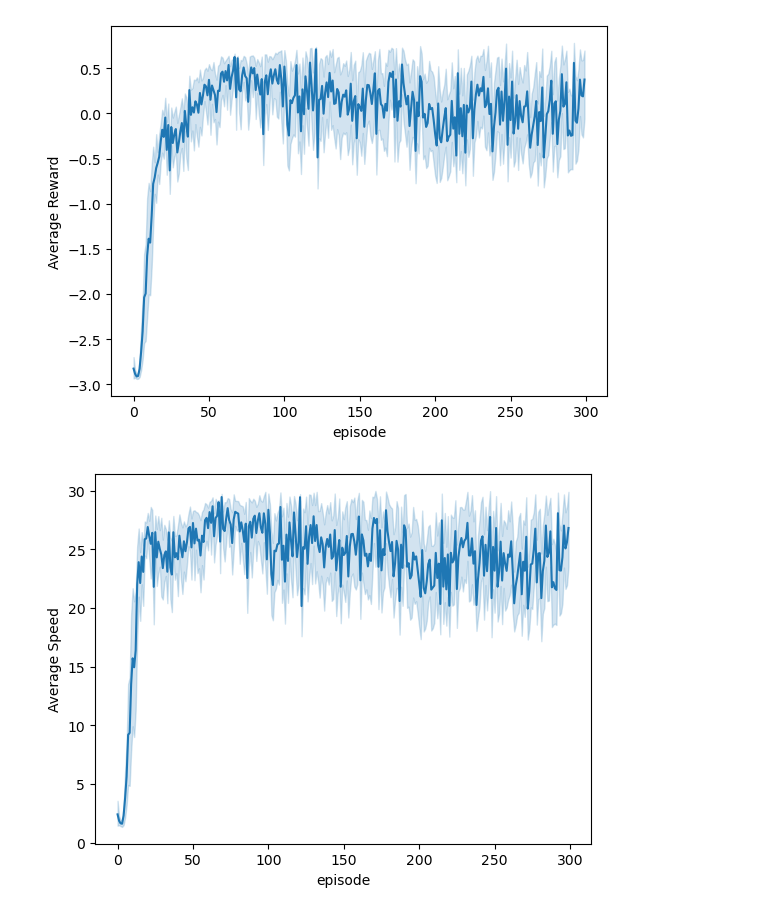
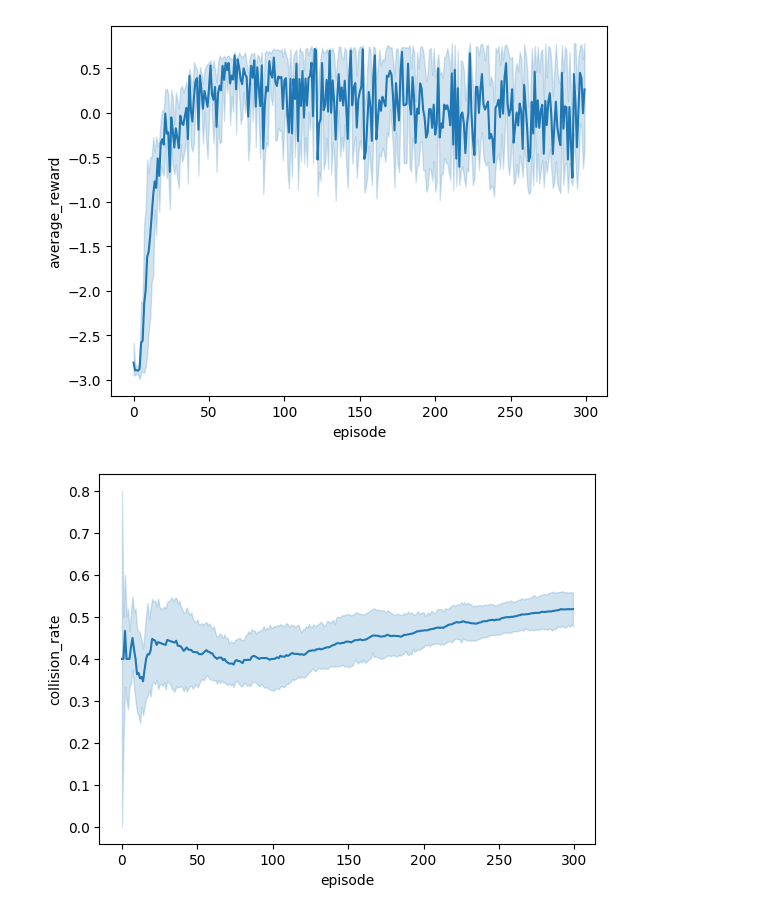
Before and after one commit to MoMingQimio/GABA, a Jupyter notebook: plot.ipynb, the cells around one changed output. Saved outputs shown, nothing was run; the diff lists cells and outputs as text; code cells hidden in the pictures.

```diff
--- a/plot.ipynb
+++ b/plot.ipynb
@@ -11,11 +123,11 @@ def data_preprocessing(data):
 # %%
 AV_num = 75
 AV_length = 300
-AV1 = pd.read_csv("runs/sumo-v0/DQN_sumo-v0_log_"+str(AV_num)+"_1.csv",index_col=None)
-AV2 = pd.read_csv("runs/sumo-v0/DQN_sumo-v0_log_"+str(AV_num)+"_2.csv",index_col=None)
-AV3 = pd.read_csv("runs/sumo-v0/DQN_sumo-v0_log_"+str(AV_num)+"_3.csv",index_col=None)
-AV4 = pd.read_csv("runs/sumo-v0/DQN_sumo-v0_log_"+str(AV_num)+"_4.csv",index_col=None)
-AV5 = pd.read_csv("runs/sumo-v0/DQN_sumo-v0_log_"+str(AV_num)+"_5.csv",index_col=None)
+AV1 = pd.read_csv("runs\sumo-v0\DQN_sumo-v0_log_"+str(AV_num)+"_1.csv",index_col=None)
+AV2 = pd.read_csv("runs\sumo-v0\DQN_sumo-v0_log_"+str(AV_num)+"_2.csv",index_col=None)
+AV3 = pd.read_csv("runs\sumo-v0\DQN_sumo-v0_log_"+str(AV_num)+"_3.csv",index_col=None)
+AV4 = pd.read_csv("runs\sumo-v0\DQN_sumo-v0_log_"+str(AV_num)+"_4.csv",index_col=None)
+AV5 = pd.read_csv("runs\sumo-v0\DQN_sumo-v0_log_"+str(AV_num)+"_5.csv",index_col=None)
 AV1 = data_preprocessing(AV1)
 AV2 = data_preprocessing(AV2)
 AV3 = data_preprocessing(AV3)
@@ -24,4 +136,4 @@ AV5 = data_preprocessing(AV5)
 
 
 
-AV_1 = pd.concat([AV1[:AV_length],AV2[:AV_length],AV3[:AV_length],AV4[:AV_length],AV5[:AV_length]])
+AV = pd.concat([AV1[:AV_length],AV2[:AV_length],AV3[:AV_length],AV4[:AV_length],AV5[:AV_length]])
@@ -42,2 +139,0 @@ AV_2 = pd.concat([AV1[:AV_length],AV2[:AV_length],AV3[:AV_length],AV4[:AV_length
-# %%
-AV = pd.concat([AV_1,AV_2])
@@ -60,12 +176,10 @@ AV
 # %%
 sns.lineplot(x=AV["episode"],y=AV["average_reward"])
-plt.ylabel("Average Reward")
-plt.savefig("av_average_reward.png",dpi=600)
+plt.savefig("av_average_reward.png")
 # %% [output]
-[figure, old version]
+[figure, new version]
 # %%
-sns.lineplot(x=AV["episode"],y=AV["av_speed_avg"])
-plt.ylabel("Average Speed")
-plt.savefig("av_speed_avg.png",dpi=600)
+sns.lineplot(x=AV["episode"],y=AV["collision_rate"])
+plt.savefig("collision_rate.png")
 # %% [output]
-[figure, old version]
+[figure, new version]
```
Also changed, not shown: parts of 33 cells of this notebook, 9 other files.
